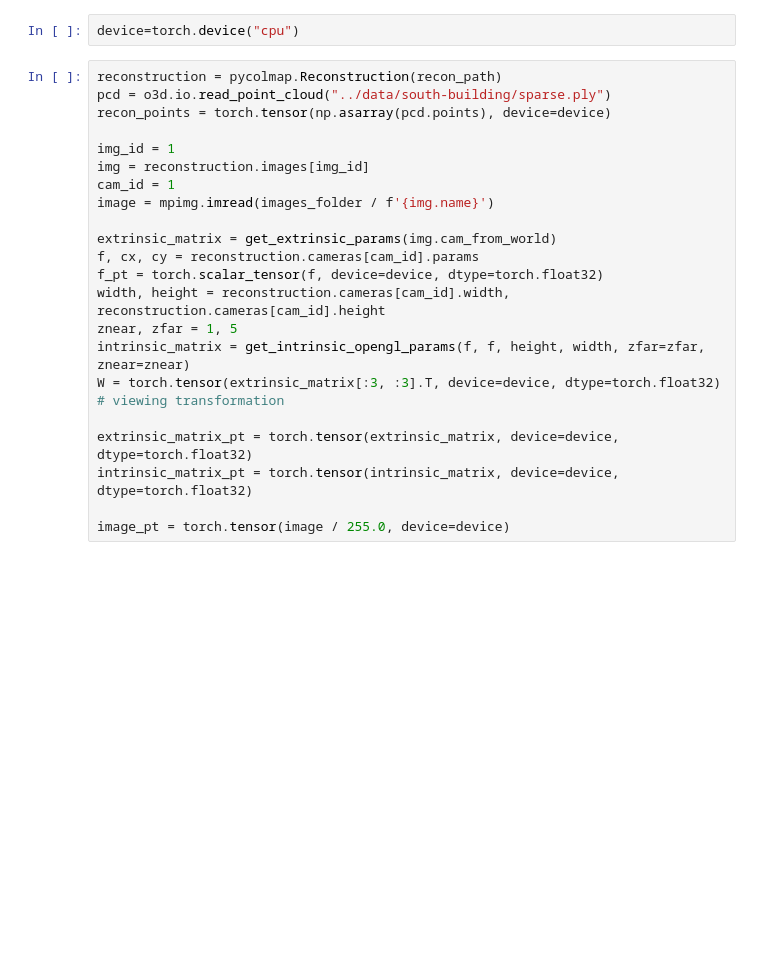
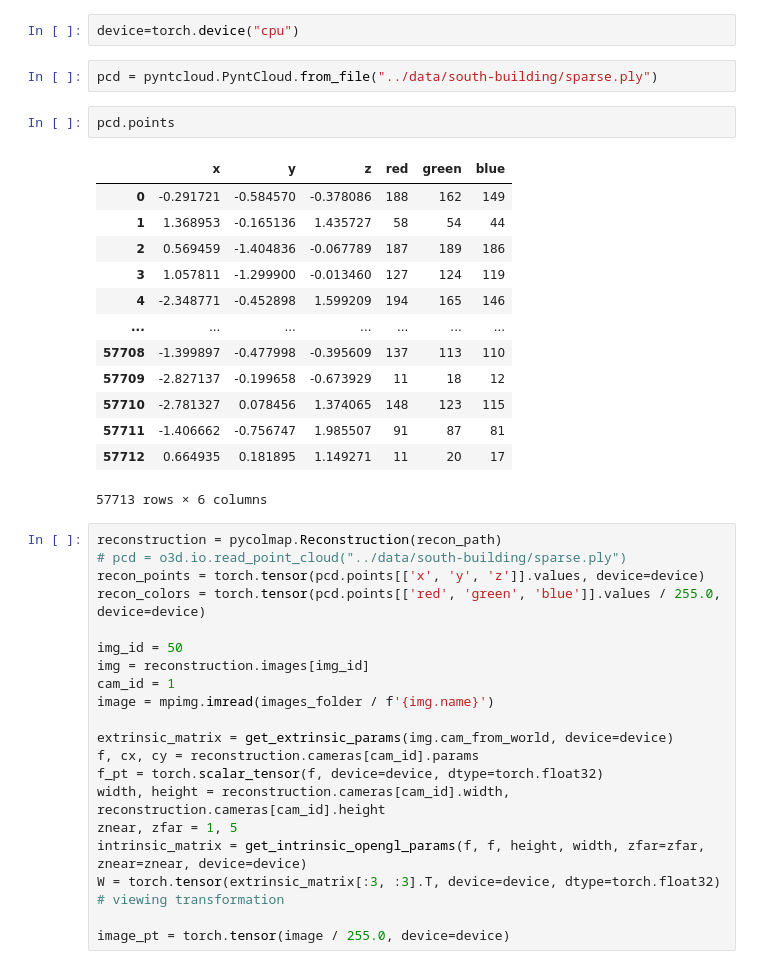
Before and after one commit to farqlia/urban-3d-reconstruction, a Jupyter notebook: notebooks/Spherical Harmonics.ipynb, the cells around one changed output. Drawn from its saved outputs; the diff is of its cells as text; blank space fills up the shorter version.

```diff
--- a/notebooks/Spherical Harmonics.ipynb
+++ b/notebooks/Spherical Harmonics.ipynb
@@ -18,27 +18,43 @@ recon_path = Path("../data/south-building/0")
 images_folder = Path("../data/south-building/images")
 # %%
 device=torch.device("cpu")
+# %%
+pcd = pyntcloud.PyntCloud.from_file("../data/south-building/sparse.ply")
+# %%
+pcd.points
+# %% [output]
+|  | x | y | z | red | green | blue |
+| 0 | -0.291721 | -0.584570 | -0.378086 | 188 | 162 | 149 |
+| 1 | 1.368953 | -0.165136 | 1.435727 | 58 | 54 | 44 |
+| 2 | 0.569459 | -1.404836 | -0.067789 | 187 | 189 | 186 |
+| 3 | 1.057811 | -1.299900 | -0.013460 | 127 | 124 | 119 |
+| 4 | -2.348771 | -0.452898 | 1.599209 | 194 | 165 | 146 |
+| ... | ... | ... | ... | ... | ... | ... |
+| 57708 | -1.399897 | -0.477998 | -0.395609 | 137 | 113 | 110 |
+| 57709 | -2.827137 | -0.199658 | -0.673929 | 11 | 18 | 12 |
+| 57710 | -2.781327 | 0.078456 | 1.374065 | 148 | 123 | 115 |
+| 57711 | -1.406662 | -0.756747 | 1.985507 | 91 | 87 | 81 |
+| 57712 | 0.664935 | 0.181895 | 1.149271 | 11 | 20 | 17 |
+57713 rows × 6 columns
 # %%
 reconstruction = pycolmap.Reconstruction(recon_path)
-pcd = o3d.io.read_point_cloud("../data/south-building/sparse.ply")
-recon_points = torch.tensor(np.asarray(pcd.points), device=device)
+# pcd = o3d.io.read_point_cloud("../data/south-building/sparse.ply")
+recon_points = torch.tensor(pcd.points[['x', 'y', 'z']].values, device=device)
+recon_colors = torch.tensor(pcd.points[['red', 'green', 'blue']].values / 255.0, device=device)
 
-img_id = 1
+img_id = 50
 img = reconstruction.images[img_id]
 cam_id = 1
 image = mpimg.imread(images_folder / f'{img.name}')
 
-extrinsic_matrix = get_extrinsic_params(img.cam_from_world)
+extrinsic_matrix = get_extrinsic_params(img.cam_from_world, device=device)
 f, cx, cy = reconstruction.cameras[cam_id].params
 f_pt = torch.scalar_tensor(f, device=device, dtype=torch.float32)
 width, height = reconstruction.cameras[cam_id].width, reconstruction.cameras[cam_id].height
 znear, zfar = 1, 5
-intrinsic_matrix = get_intrinsic_opengl_params(f, f, height, width, zfar=zfar, znear=znear)
+intrinsic_matrix = get_intrinsic_opengl_params(f, f, height, width, zfar=zfar, znear=znear, device=device)
 W = torch.tensor(extrinsic_matrix[:3, :3].T, device=device, dtype=torch.float32) # viewing transformation
 
-extrinsic_matrix_pt = torch.tensor(extrinsic_matrix, device=device, dtype=torch.float32)
-intrinsic_matrix_pt = torch.tensor(intrinsic_matrix, device=device, dtype=torch.float32)
-
 image_pt = torch.tensor(image / 255.0, device=device)
 # %%
 homogeneous_points = convert_to_homogenous(recon_points)
```
Also changed, not shown: parts of 11 cells of this notebook, 4 other files.
